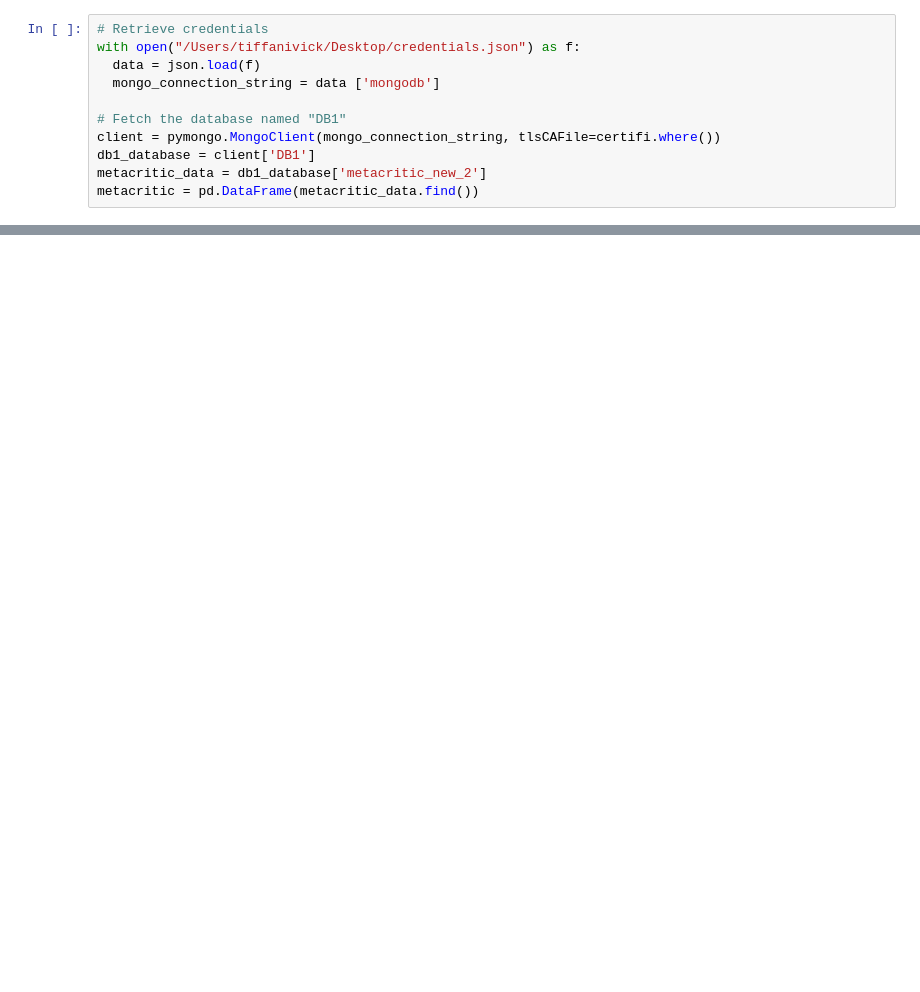
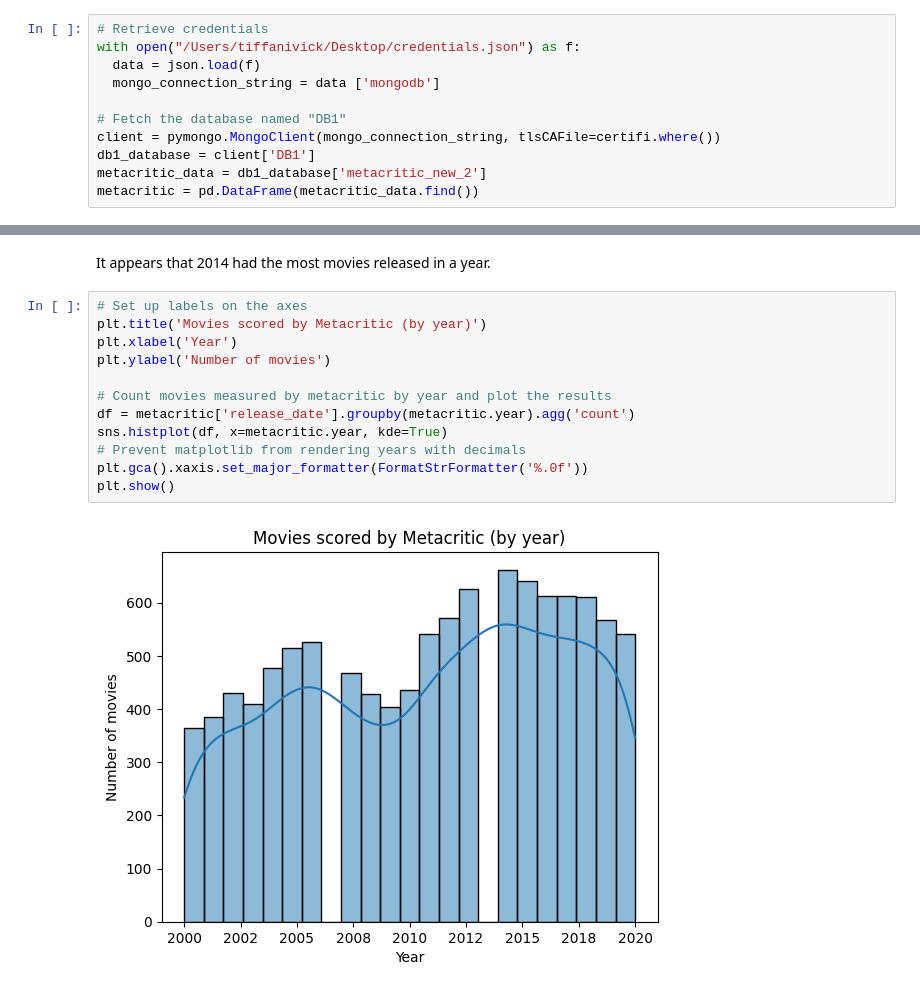
Before and after one commit to tiffanivick/metacritic-movies, a Jupyter notebook: metacritic_analysis.ipynb, the cells around one changed output, grey strips where cells are left out. Cells and saved outputs as stored; diff of their text form; blank space fills up the shorter version.

```diff
--- a/metacritic_analysis.ipynb
+++ b/metacritic_analysis.ipynb
@@ -46,0 +50,16 @@ plt.show()
+# %% [markdown]
+It appears that 2014 had the most movies released in a year.
+# %%
+# Set up labels on the axes
+plt.title('Movies scored by Metacritic (by year)')
+plt.xlabel('Year')
+plt.ylabel('Number of movies')
+
+# Count movies measured by metacritic by year and plot the results
+df = metacritic['release_date'].groupby(metacritic.year).agg('count')
+sns.histplot(df, x=metacritic.year, kde=True)
+# Prevent matplotlib from rendering years with decimals
+plt.gca().xaxis.set_major_formatter(FormatStrFormatter('%.0f'))
+plt.show()
+# %% [output]
+[figure, added]
```
Also changed, not shown: parts of 24 cells of this notebook.
